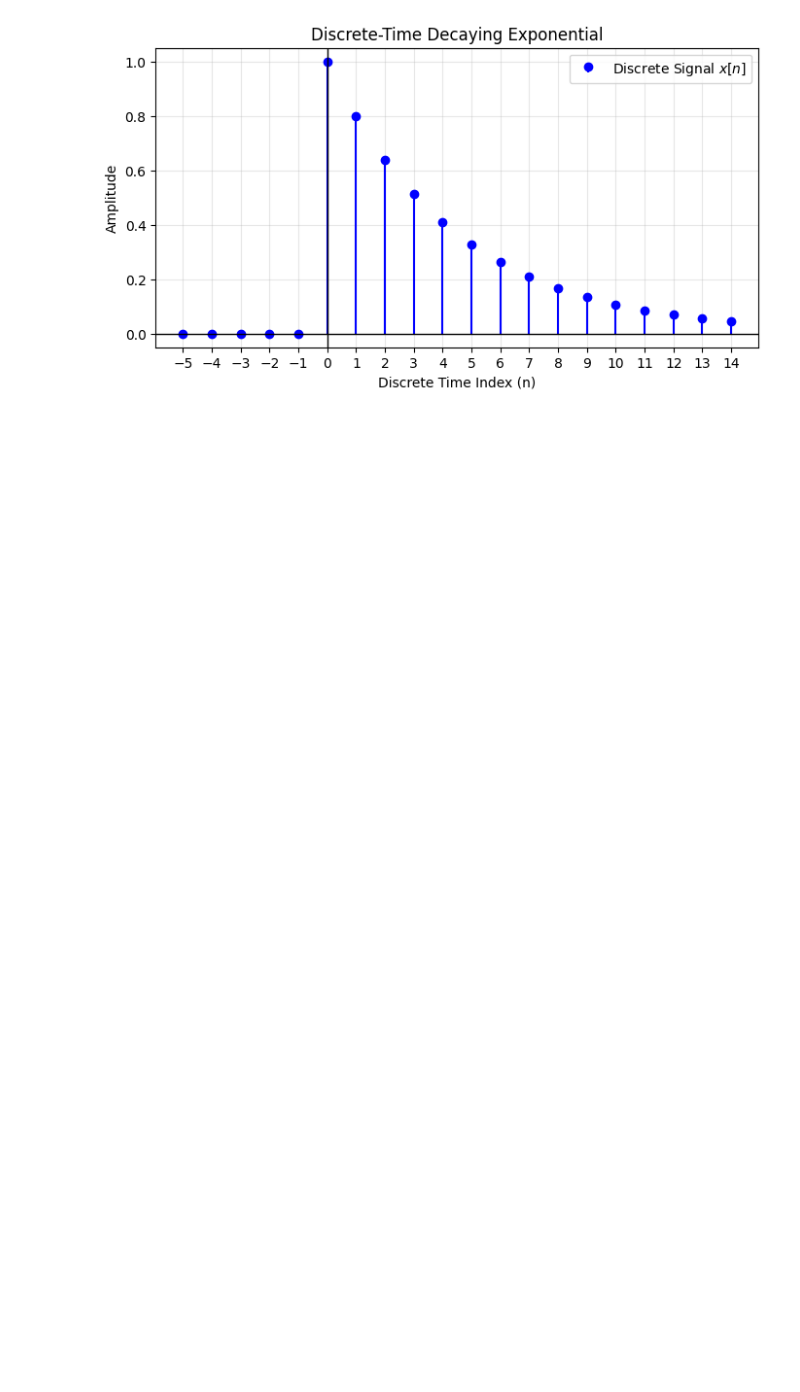
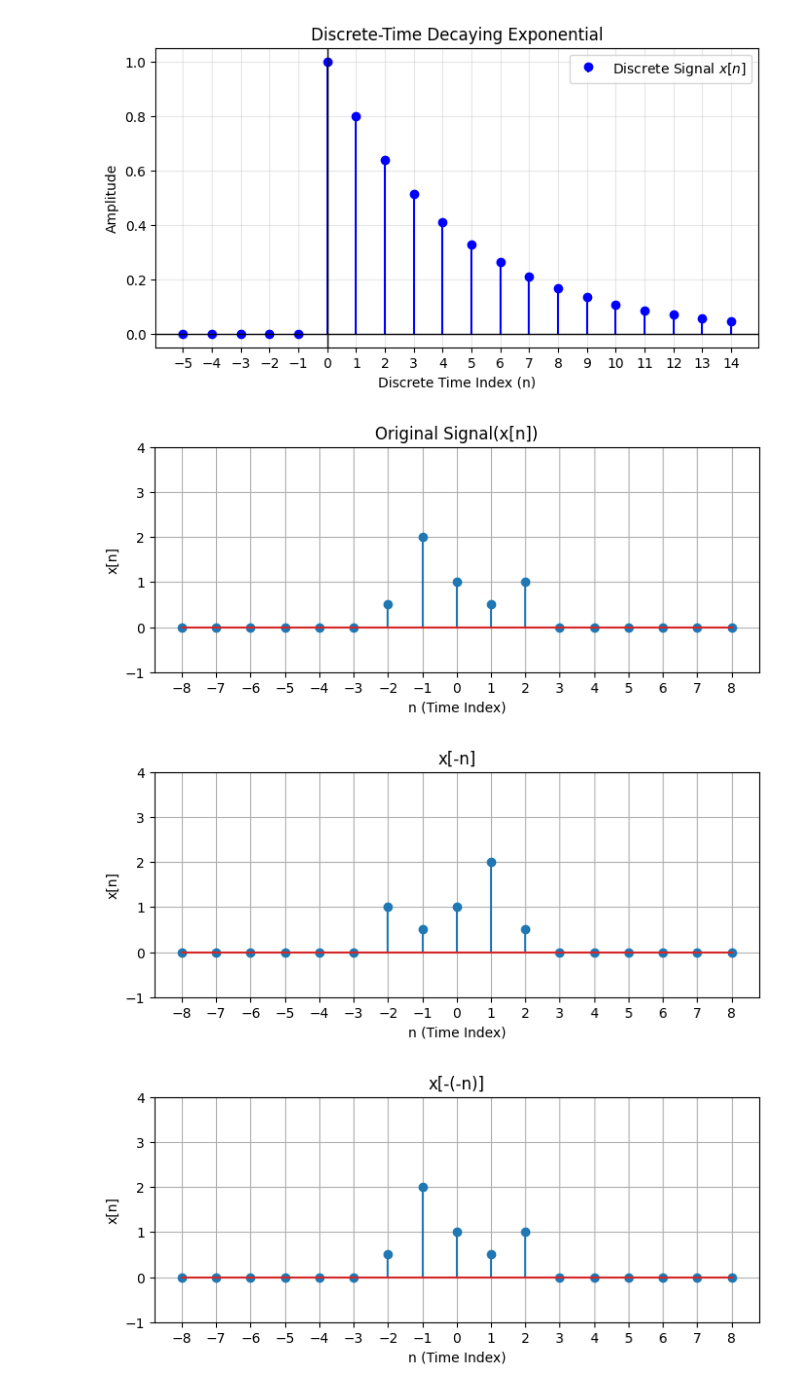
Before and after one commit to shamsulhaquesami01/L2T2, a Jupyter notebook: CSE220/practice_problems.ipynb, the cells around one changed output. Saved outputs shown, nothing was run; the diff lists cells and outputs as text; code cells hidden in the pictures; blank space fills up the shorter version.

```diff
--- a/CSE220/practice_problems.ipynb
+++ b/CSE220/practice_problems.ipynb
@@ -89,3 +89,72 @@ plt.legend()
 plt.show()
 # %% [output]
 [figure]
+# %%
+import numpy as np
+import matplotlib.pyplot as plt
+from typing import Tuple
+
+INF = 8
+
+def plot(
+        signal,
+        title=None,
+        y_range=(-1, 3),
+        figsize = (8, 3),
+        x_label='n (Time Index)',
+        y_label='x[n]',
+        saveTo=None
+    ):
+    plt.figure(figsize=figsize)
+    plt.xticks(np.arange(-INF, INF + 1, 1))
+
+    y_range = (y_range[0], max(np.max(signal), y_range[1]) + 1)
+    # set y range of
+    plt.ylim(*y_range)
+    plt.stem(np.arange(-INF, INF + 1, 1), signal)
+    plt.title(title)
+    plt.xlabel(x_label)
+    plt.ylabel(y_label)
+    plt.grid(True)
+    if saveTo is not None:
+        plt.savefig(saveTo)
+    # plt.show()
+
+def init_signal():
+    return np.zeros(2 * INF + 1)
+
+
+def time_reverse_signal(x : np.ndarray) -> np.ndarray:
+    # implement this function
+    return x[::-1].copy()
+
+def odd_even_decomposition(x : np.ndarray)->Tuple[np.ndarray, np.ndarray]:
+    # implement this function
+    # you can return 2 values from function in the following way
+    # return value1, value2
+    y=time_reverse_signal(x)
+    return (x-y)/2 ,(x+y)/2
+
+def main():
+    img_root_path = '.'
+    signal = init_signal()
+    signal[INF] = 1
+    signal[INF+1] = .5
+    signal[INF-1] = 2
+    signal[INF + 2] = 1
+    signal[INF - 2] = .5
+
+    plot(signal, title='Original Signal(x[n])', saveTo=f'{img_root_path}/x[n].png')
+    reversed = time_reverse_signal(signal)
+    plot(reversed, title='x[-n]', saveTo=f'{img_root_path}/x[-n].png')
+    plot(time_reverse_signal(reversed), title='x[-(-n)]', saveTo=f'{img_root_path}/x[-(-n)].png')
+    odd_signal, even_signal = odd_even_decomposition(signal)
+    plot(odd_signal, title='Odd Signal(x[n])', saveTo=f'{img_root_path}/x_odd[n].png')
+    plot(even_signal, title='Even Signal(x[n])', saveTo=f'{img_root_path}/x_even[n].png')
+
+
+main()
+# %% [output]
+[figure, added]
+[figure, added]
+[figure, added]
```
Also changed, not shown: parts of 1 cell of this notebook, 6 other files.
